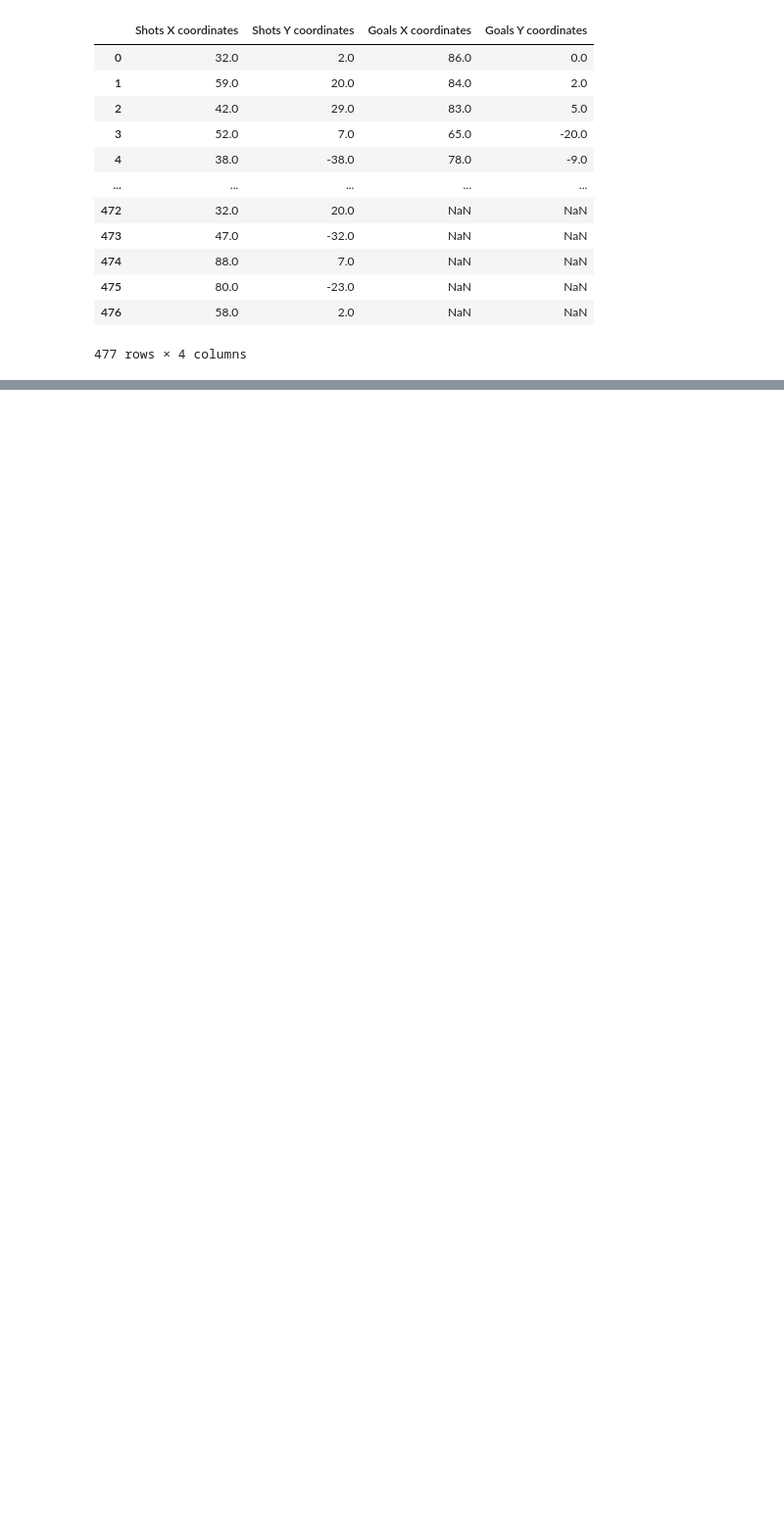
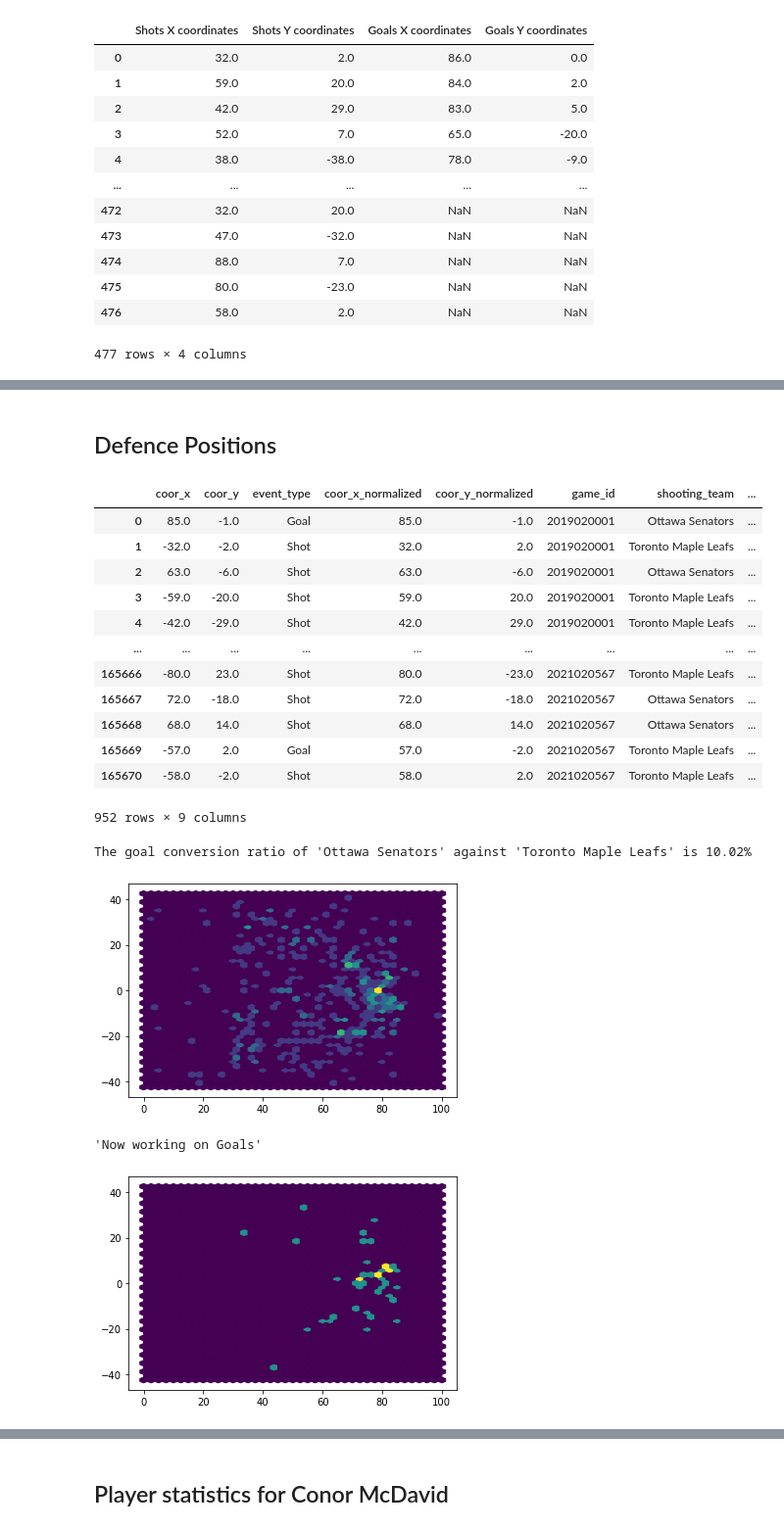
Before and after one commit to aadityapanchal/NHL-Analytics, a Jupyter notebook: NHL-Shots-Data-Analysis.ipynb, the cells around one changed output, grey strips where cells are left out. Shown at 98% size. Cells and saved outputs as stored; diff of their text form; code cells hidden in the pictures; blank space fills up the shorter version.

Commit message:
Converted code to functions to allow both attack and defence positions

```diff
--- a/NHL-Shots-Data-Analysis.ipynb
+++ b/NHL-Shots-Data-Analysis.ipynb
@@ -150,0 +227,8 @@ combined_df.to_csv("data/visualization/shots_to_goals_coordinates.csv")
+# %%
+team_a = input("Enter Your Team Name: ") #"Toronto Maple Leafs"
+team_b = input("Enter Opposition Team Name: ") #"Ottawa Senators"
+
+filtered_dataframe = display_dataset(team_a, team_b)
+shots_from_filtered_dataframe, goals_from_filtered_dataframe = calculate_goal_conversion_ratio(team_a, team_b, filtered_dataframe)
+shots_hexbin_offsets, shots_hexbin_values, goals_hexbin_offsets, goals_hexbin_values = plot_hexbin_shots_goals(shots_from_filtered_dataframe, goals_from_filtered_dataframe)
+plot_shots_goals_on_rink(shots_hexbin_offsets, shots_hexbin_values, goals_hexbin_offsets, goals_hexbin_values)
@@ -150,0 +256,26 @@ combined_df.to_csv("data/visualization/shots_to_goals_coordinates.csv")
+# %% [markdown]
+## Defence Positions
+# %%
+team_b, team_a = team_a, team_b
+filtered_dataframe = display_dataset(team_a, team_b)
+shots_from_filtered_dataframe, goals_from_filtered_dataframe = calculate_goal_conversion_ratio(team_a, team_b, filtered_dataframe)
+shots_hexbin_offsets, shots_hexbin_values, goals_hexbin_offsets, goals_hexbin_values = plot_hexbin_shots_goals(shots_from_filtered_dataframe, goals_from_filtered_dataframe)
+plot_shots_goals_on_rink(shots_hexbin_offsets, shots_hexbin_values, goals_hexbin_offsets, goals_hexbin_values)
+# %% [output]
+|  | coor_x | coor_y | event_type | coor_x_normalized | coor_y_normalized | game_id | shooting_team | ... |
+| 0 | 85.0 | -1.0 | Goal | 85.0 | -1.0 | 2019020001 | Ottawa Senators | ... |
+| 1 | -32.0 | -2.0 | Shot | 32.0 | 2.0 | 2019020001 | Toronto Maple Leafs | ... |
+| 2 | 63.0 | -6.0 | Shot | 63.0 | -6.0 | 2019020001 | Ottawa Senators | ... |
+| 3 | -59.0 | -20.0 | Shot | 59.0 | 20.0 | 2019020001 | Toronto Maple Leafs | ... |
+| 4 | -42.0 | -29.0 | Shot | 42.0 | 29.0 | 2019020001 | Toronto Maple Leafs | ... |
+| ... | ... | ... | ... | ... | ... | ... | ... | ... |
+| 165666 | -80.0 | 23.0 | Shot | 80.0 | -23.0 | 2021020567 | Toronto Maple Leafs | ... |
+| 165667 | 72.0 | -18.0 | Shot | 72.0 | -18.0 | 2021020567 | Ottawa Senators | ... |
+| 165668 | 68.0 | 14.0 | Shot | 68.0 | 14.0 | 2021020567 | Ottawa Senators | ... |
+| 165669 | -57.0 | 2.0 | Goal | 57.0 | -2.0 | 2021020567 | Toronto Maple Leafs | ... |
+| 165670 | -58.0 | -2.0 | Shot | 58.0 | 2.0 | 2021020567 | Toronto Maple Leafs | ... |
+952 rows × 9 columns
+The goal conversion ratio of 'Ottawa Senators' against 'Toronto Maple Leafs' is 10.02%
+[figure, added]
+'Now working on Goals'
+[figure, added]
@@ -150,0 +283,2 @@ combined_df.to_csv("data/visualization/shots_to_goals_coordinates.csv")
+# %% [markdown]
+## Player statistics for Conor McDavid
```
Also changed, not shown: parts of 7 cells of this notebook.
